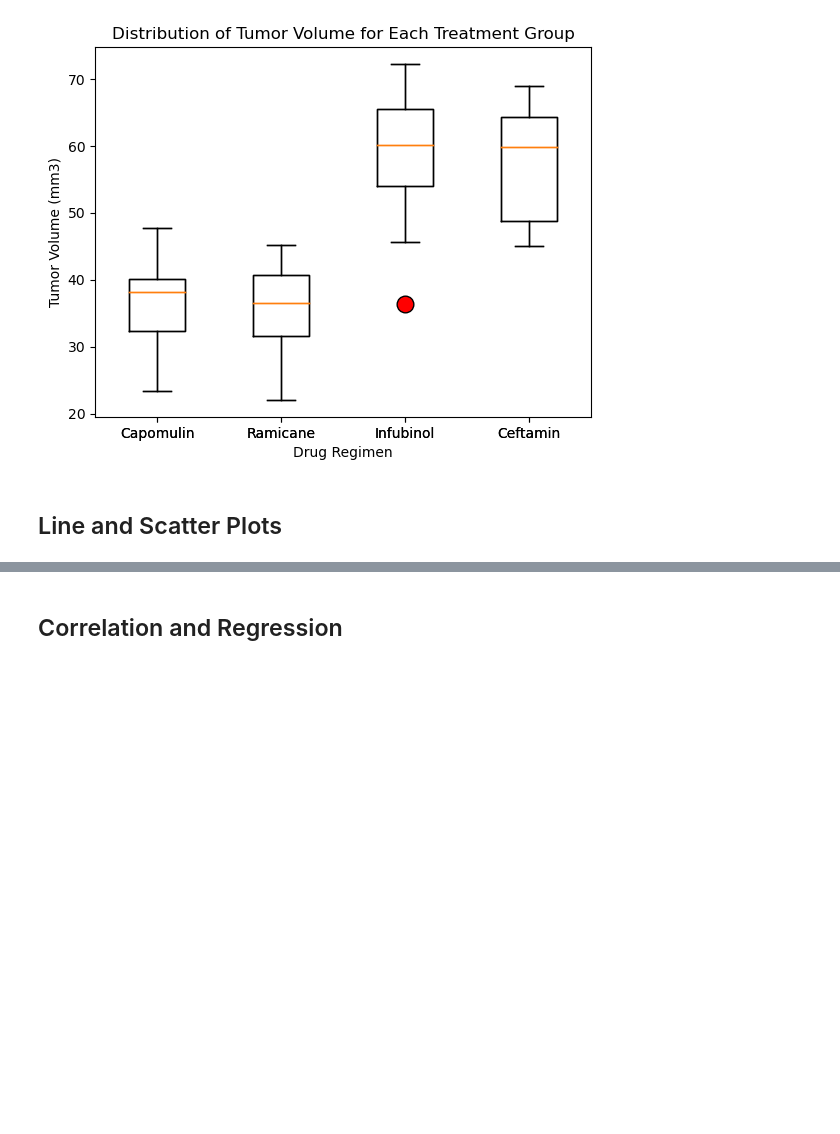
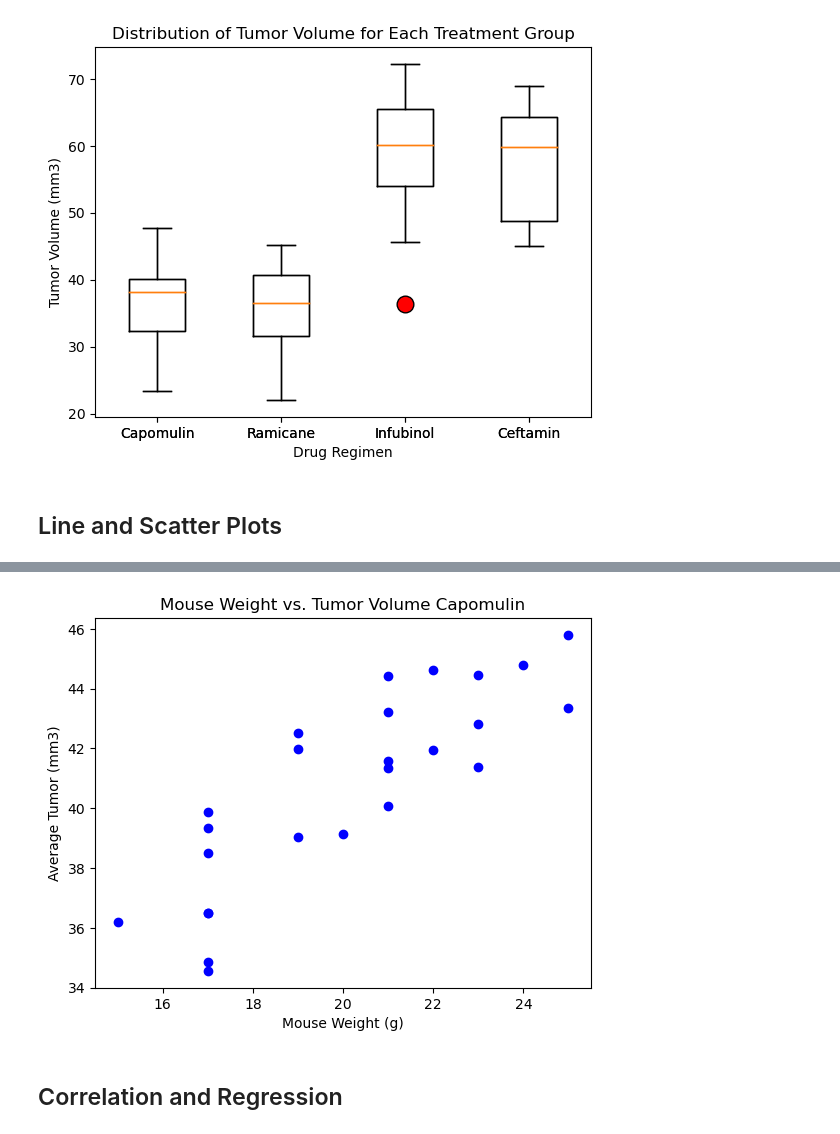
Before and after one commit to unbrandedplague/Pymaceuticals, a Jupyter notebook: Pymaceuticals/pymaceuticals_starter.ipynb, the cells around one changed output, grey strips where cells are left out. Cells and saved outputs as stored; diff of their text form; code cells hidden in the pictures; blank space fills up the shorter version.

```diff
--- a/Pymaceuticals/pymaceuticals_starter.ipynb
+++ b/Pymaceuticals/pymaceuticals_starter.ipynb
@@ -353,2 +314,23 @@ plt.show()
+# %%
+# Generate a scatter plot of mouse weight vs. the average observed tumor volume for the entire Capomulin regimen
+# group data from regimen and mouse
+capomulin_grouped = capomulin_data.groupby('Mouse ID', as_index=False).mean(numeric_only=True)
+
+#take mouse weight and average tumor data
+mouse_weight = capomulin_grouped['Weight (g)']
+average_tumor_volume = capomulin_grouped['Tumor Volume (mm3)']
+
+# create the scatter plot
+plt.scatter(mouse_weight, average_tumor_volume, marker= 'o', color='blue')
+
+#add the labels/titles
+plt.xlabel('Mouse Weight (g)')
+plt.ylabel('Average Tumor (mm3)')
+plt.title('Mouse Weight vs. Tumor Volume Capomulin')
+
+#display
+plt.show()
+# %% [output]
+[figure, added]
 # %% [markdown]
 ## Correlation and Regression
```
Also changed, not shown: parts of 5 cells of this notebook.
